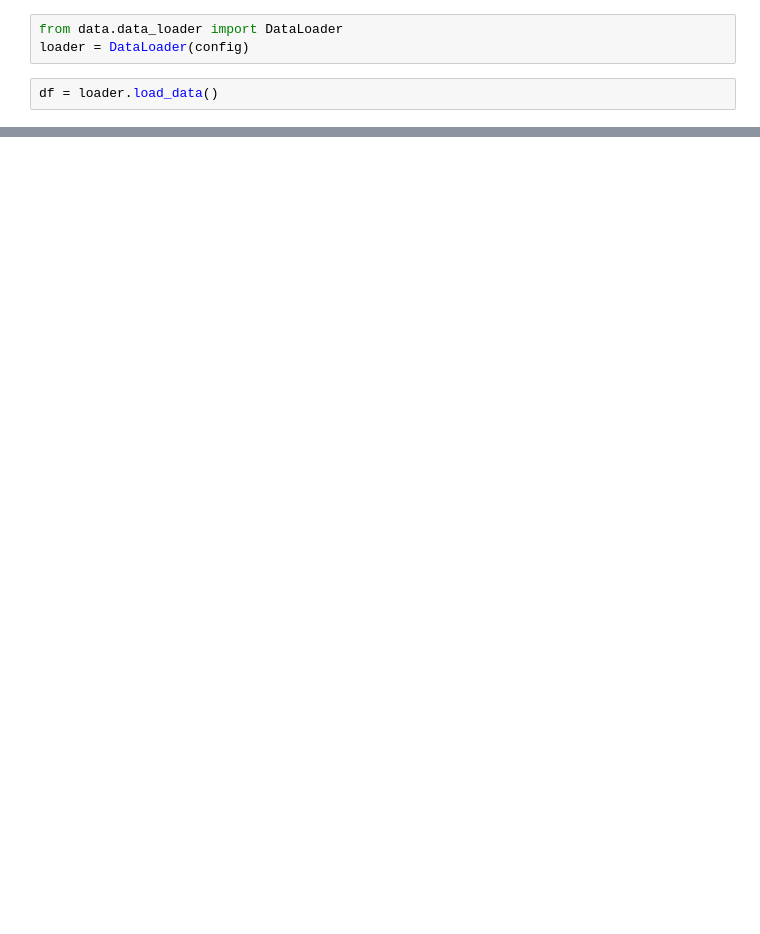
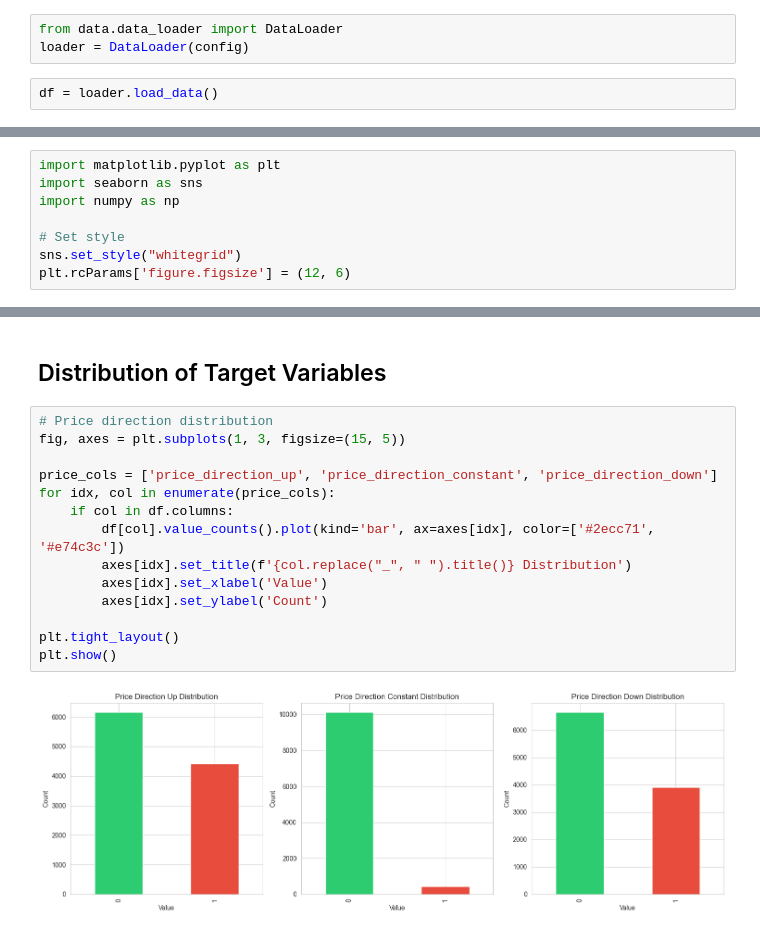
Before and after one commit to MalipieroMattia/AVDNLP_final_project, a Jupyter notebook: EDA.ipynb, the cells around one changed output, grey strips where cells are left out. Drawn from its saved outputs; the diff is of its cells as text; blank space fills up the shorter version.

```diff
--- a/EDA.ipynb
+++ b/EDA.ipynb
@@ -18,0 +18,8 @@ df.head()
+# %%
+import matplotlib.pyplot as plt
+import seaborn as sns
+import numpy as np
+
+# Set style
+sns.set_style("whitegrid")
+plt.rcParams['figure.figsize'] = (12, 6)
@@ -18,0 +47,18 @@ df.head()
+# %% [markdown]
+## Distribution of Target Variables
+# %%
+# Price direction distribution
+fig, axes = plt.subplots(1, 3, figsize=(15, 5))
+
+price_cols = ['price_direction_up', 'price_direction_constant', 'price_direction_down']
+for idx, col in enumerate(price_cols):
+    if col in df.columns:
+        df[col].value_counts().plot(kind='bar', ax=axes[idx], color=['#2ecc71', '#e74c3c'])
+        axes[idx].set_title(f'{col.replace("_", " ").title()} Distribution')
+        axes[idx].set_xlabel('Value')
+        axes[idx].set_ylabel('Count')
+
+plt.tight_layout()
+plt.show()
+# %% [output]
+[figure, added]
```
Also changed, not shown: parts of 14 cells of this notebook, 1 other file.
